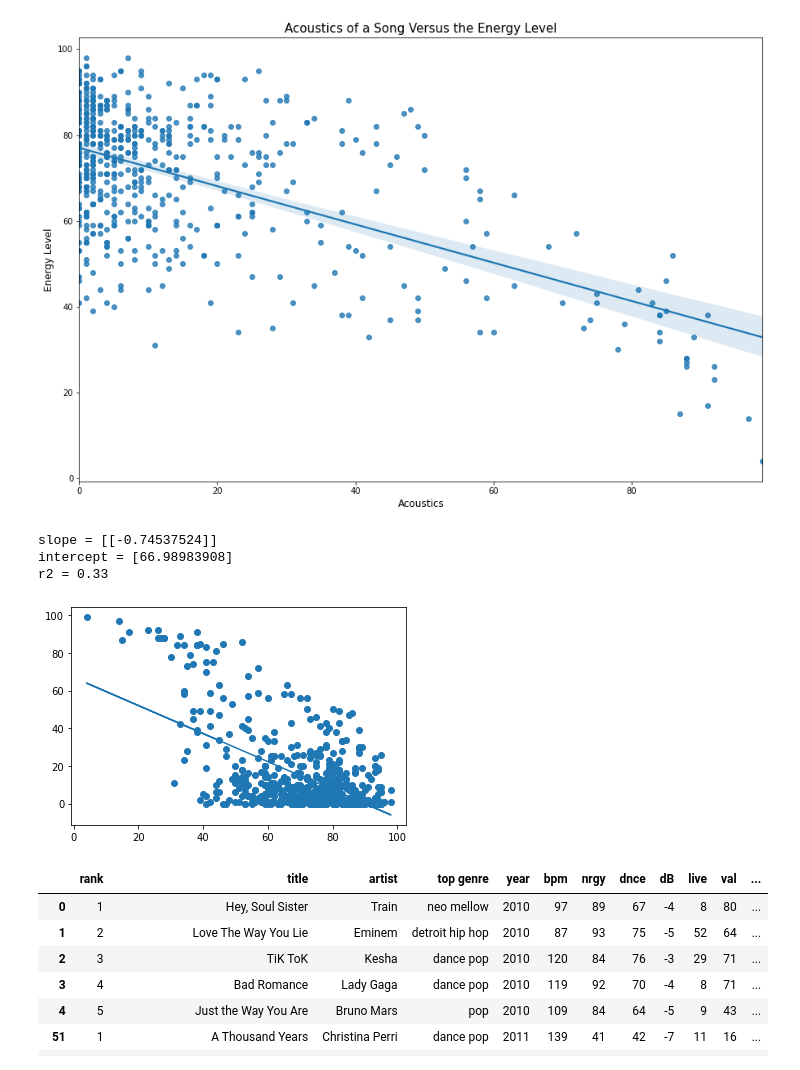
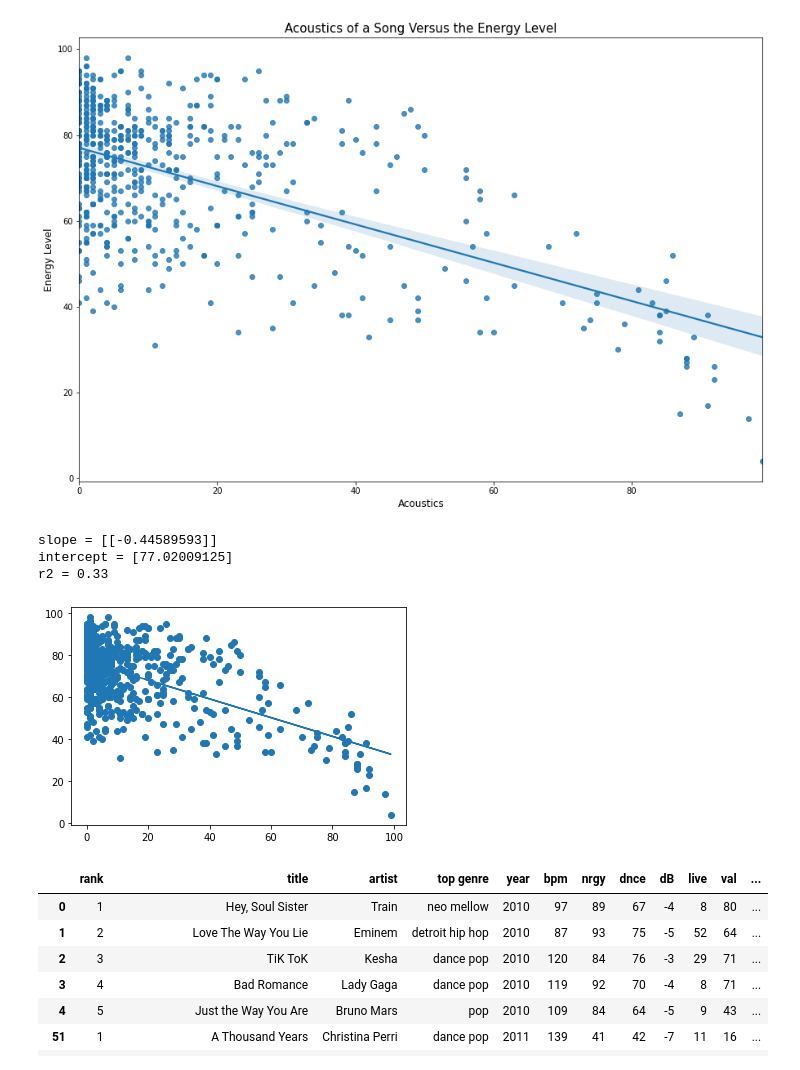
Before and after one commit to amarmuju/amarmuju.github.io, a Jupyter notebook: finalproject.ipynb, the cells around one changed output. Saved outputs shown, nothing was run; the diff lists cells and outputs as text; code cells hidden in the pictures.

Commit message:
fixed acous vs nergy

```diff
--- a/finalproject.ipynb
+++ b/finalproject.ipynb
@@ -186,22 +186,22 @@ plt.ylabel('Energy Level',fontsize=12);
 # %%
 
 data[['nrgy','acous']].to_numpy()
-linreg = LinearRegression().fit(data[['nrgy']],data[['acous']])
-acousPred = linreg.predict(data[['nrgy']])
+linreg = LinearRegression().fit(data[['acous']],data[['nrgy']])
+acousPred = linreg.predict(data[['acous']])
 #printing the slope and r2 of the linear regression line
 print('slope =', linreg.coef_)
 print('intercept =', linreg.intercept_)
 print('r2 = %.2f'
-      % r2_score(data[['acous']], acousPred))
+      % r2_score(data[['nrgy']], acousPred))
 #plotting the predicted best line onto the graph
-plt.scatter(data[['nrgy']], data[['acous']])
-plt.plot(data[['nrgy']],acousPred)
+plt.scatter(data[['acous']], data[['nrgy']])
+plt.plot(data[['acous']],acousPred)
 plt.show()
 # %% [output]
-slope = [[-0.74537524]]
-intercept = [66.98983908]
+slope = [[-0.44589593]]
+intercept = [77.02009125]
 r2 = 0.33
-[figure, old version]
+[figure, new version]
 # %%
 top5 = data[data['rank'] <= 5]
 top5.head(20)
```
